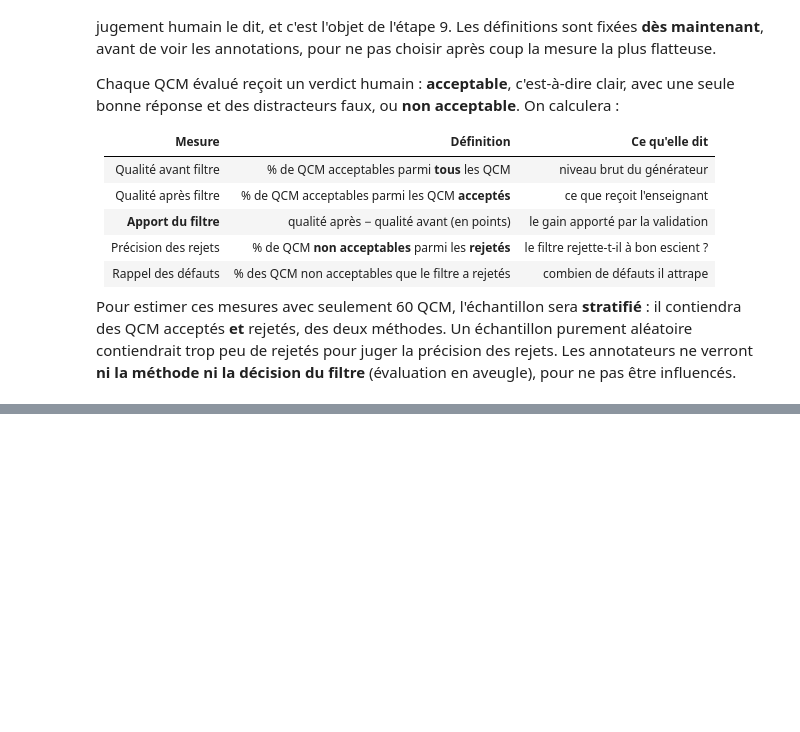
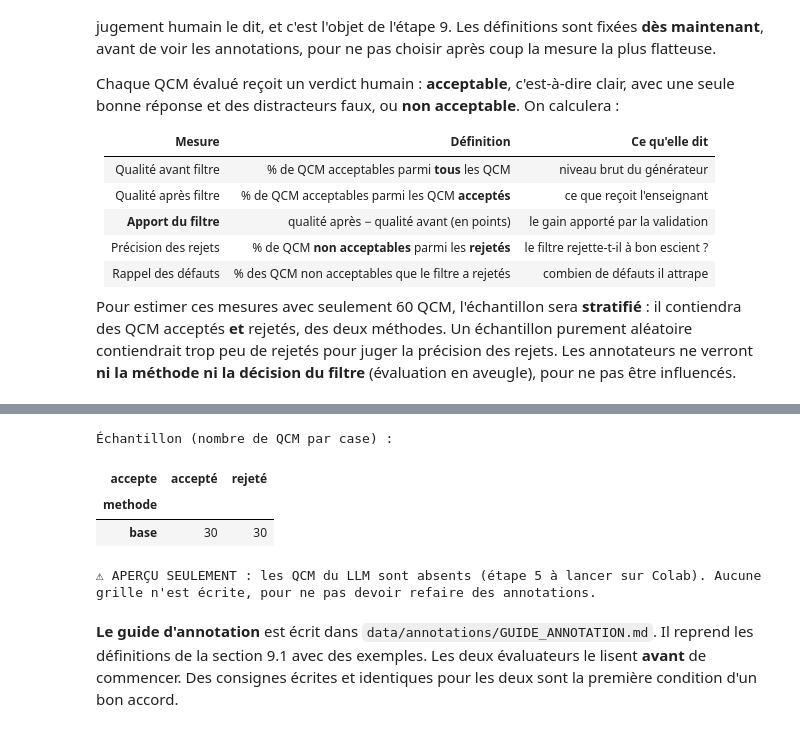
Before and after one commit to doaemalak/G-n-ration-de-QCM-avec-validation-automatique, a Jupyter notebook: notebooks/QCM_generation_validation.ipynb, the cells around one changed output, grey strips where cells are left out. Cells and saved outputs as stored; diff of their text form; code cells hidden in the pictures; blank space fills up the shorter version.

```diff
--- a/notebooks/QCM_generation_validation.ipynb
+++ b/notebooks/QCM_generation_validation.ipynb
@@ -1926,0 +1968,53 @@ Pour estimer ces mesures avec seulement 60 QCM, l'échantillon sera **stratifié
+# %%
+CONFIG.update({"n_eval": 60, "evaluateurs": ["A", "B"]})
+ANNOT = CONFIG["annot_dir"]
+CLE_EVAL = ANNOT / "cle_echantillon.csv"
+GRILLES = {e: ANNOT / f"grille_evaluateur_{e}.csv" for e in CONFIG["evaluateurs"]}
+COLONNES_A_REMPLIR = ["clarte", "difficulte", "unicite", "commentaire"]
+
+def tirer_echantillon(df: pd.DataFrame, n_total: int, seed: int) -> pd.DataFrame:
+    # Même nombre de QCM par case (méthode × accepté) ; une case trop petite est complétée par l'autre case de la méthode
+    methodes = sorted(df["methode"].unique())
+    par_methode = n_total // len(methodes)
+    tirages = []
+    for m in methodes:
+        g = df[df["methode"] == m]
+        acc, rej = g[g["accepte"]], g[~g["accepte"]]
+        n_rej = min(len(rej), par_methode // 2)
+        n_acc = min(len(acc), par_methode - n_rej)
+        n_rej = min(len(rej), par_methode - n_acc)
+        tirages += [acc.sample(n_acc, random_state=seed), rej.sample(n_rej, random_state=seed)]
+    return pd.concat(tirages).sample(frac=1, random_state=seed).reset_index(drop=True)   # ordre aléatoire
+
+deux_methodes = df_filtre["methode"].nunique() == 2
+ech_eval = tirer_echantillon(df_filtre, CONFIG["n_eval"], CONFIG["seed"])
+ech_eval["eval_id"] = [f"EVAL_{k + 1:02d}" for k in range(len(ech_eval))]
+print("Échantillon (nombre de QCM par case) :")
+display(pd.crosstab(ech_eval["methode"], ech_eval["accepte"].map({True: "accepté", False: "rejeté"})))
+
+if CLE_EVAL.exists():
+    print(f"Grilles déjà créées ({CLE_EVAL.name} présent) : elles ne sont pas réécrites.")
+elif not deux_methodes:
+    print("⚠ APERÇU SEULEMENT : les QCM du LLM sont absents (étape 5 à lancer sur Colab). "
+          "Aucune grille n'est écrite, pour ne pas devoir refaire des annotations.")
+else:
+    ech_eval[["eval_id", "qcm_id", "methode", "accepte"]].to_csv(CLE_EVAL, index=False)
+    lignes_grille = []
+    for _, r in ech_eval.iterrows():
+        q = par_id[r["qcm_id"]]
+        lignes_grille.append({"eval_id": r["eval_id"], "cours": q["cours_id"], "passage": texte_de[q["passage_id"]],
+                              "question": q["question"], **{l: o for l, o in zip("ABCD", q["options"])},
+                              "bonne_reponse_indiquee": "ABCD"[q["index_correct"]],
+                              **{c: "" for c in COLONNES_A_REMPLIR}})
+    for e, chemin in GRILLES.items():
+        # séparateur « ; » et BOM UTF-8 : le fichier s'ouvre directement dans Excel en français, accents compris
+        pd.DataFrame(lignes_grille).to_csv(chemin, sep=";", index=False, encoding="utf-8-sig")
+    print("Grilles écrites :", ", ".join(p.name for p in GRILLES.values()), "+", CLE_EVAL.name)
+# %% [output]
+Échantillon (nombre de QCM par case) :
+| accepte | accepté | rejeté |
+| methode |  |  |
+| base | 30 | 30 |
+⚠ APERÇU SEULEMENT : les QCM du LLM sont absents (étape 5 à lancer sur Colab). Aucune grille n'est écrite, pour ne pas devoir refaire des annotations.
+# %% [markdown]
+**Le guide d'annotation** est écrit dans `data/annotations/GUIDE_ANNOTATION.md`. Il reprend les définitions de la section 9.1 avec des exemples. Les deux évaluateurs le lisent **avant** de commencer. Des consignes écrites et identiques pour les deux sont la première condition d'un bon accord.
```
Also changed, not shown: parts of 14 cells of this notebook, 2 other files.
